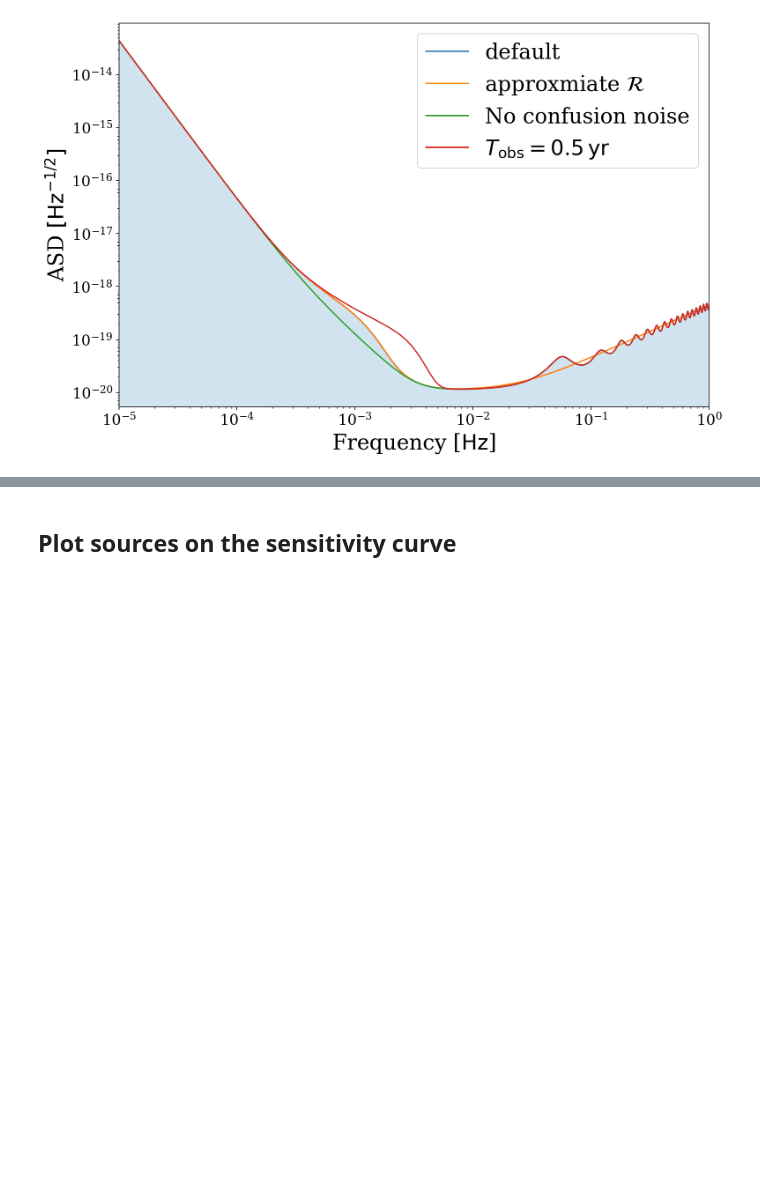
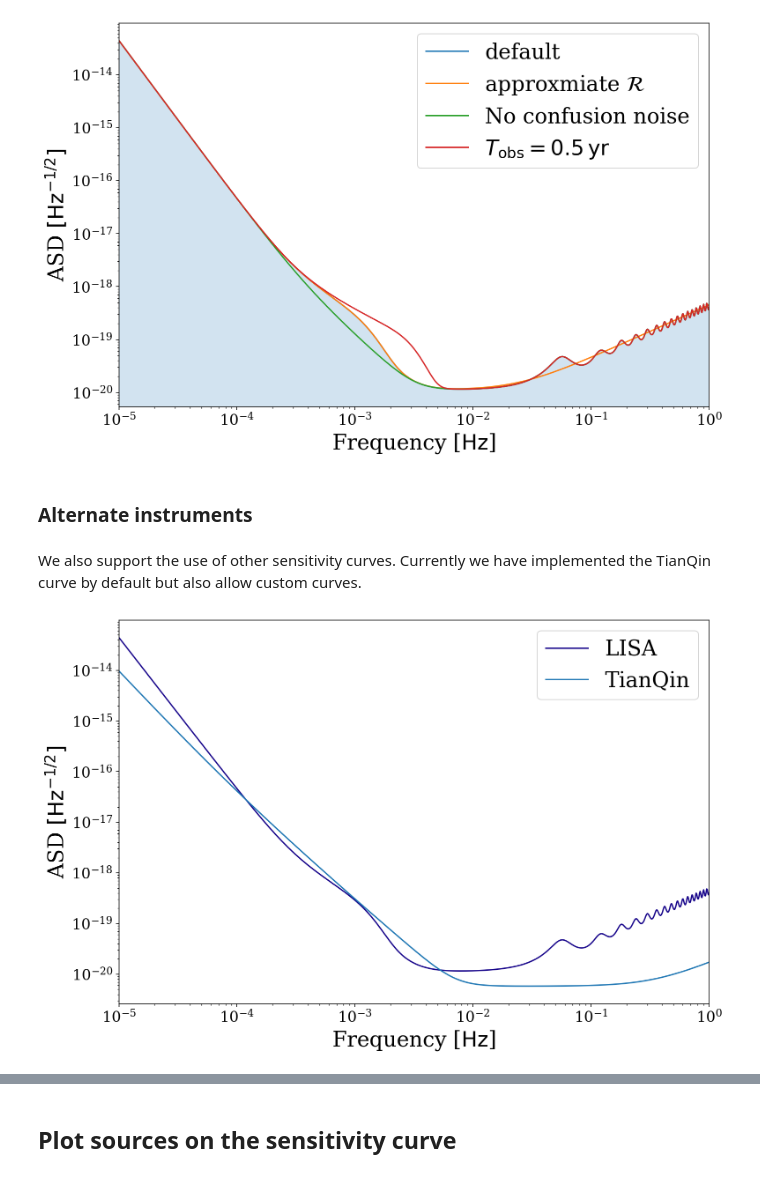
Before and after one commit to TeamLEGWORK/LEGWORK, a Jupyter notebook: docs/notebooks/Visualisation.ipynb, the cells around one changed output, grey strips where cells are left out. Cells and saved outputs as stored; diff of their text form; code cells hidden in the pictures; blank space fills up the shorter version.

Commit message:
add some docs about different instruments

```diff
--- a/docs/notebooks/Visualisation.ipynb
+++ b/docs/notebooks/Visualisation.ipynb
@@ -238,3 +240,16 @@ ax.legend()
 plt.show()
 # %% [output]
 [figure]
+# %% [markdown]
+### Alternate instruments
+# %% [markdown]
+We also support the use of other sensitivity curves. Currently we have implemented the TianQin curve by default but also allow custom curves.
+# %%
+# compare LISA and TianQin
+fig, ax = vis.plot_sensitivity_curve(show=False, fill=False, instrument="LISA", label="LISA")
+fig, ax = vis.plot_sensitivity_curve(show=False, fill=False, instrument="TianQin", label="TianQin",
+                                     color=None, fig=fig, ax=ax)
+ax.legend()
+plt.show()
+# %% [output]
+[figure, added]
```
Also changed, not shown: parts of 27 cells of this notebook.
